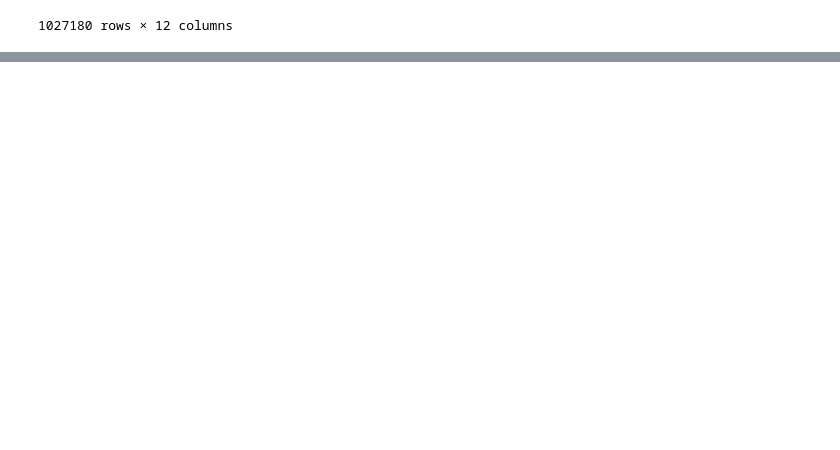
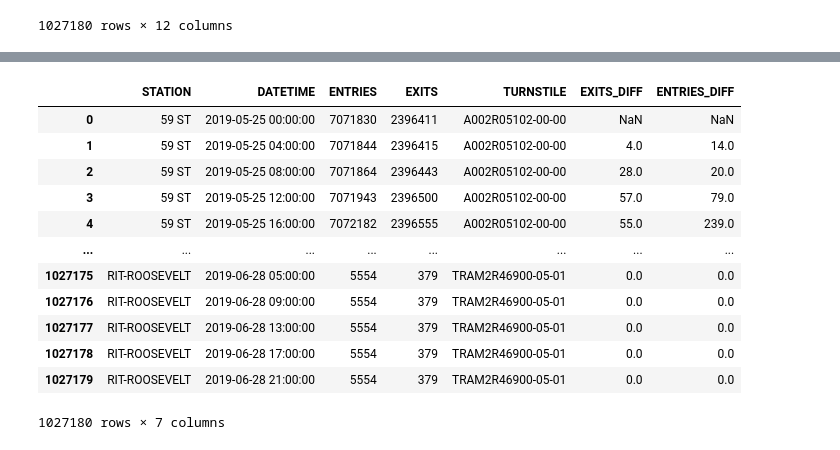
Before and after one commit to berkurkmez/WTWY-event, a Jupyter notebook: eda-analysis.ipynb, the cells around one changed output, grey strips where cells are left out. Drawn from its saved outputs; the diff is of its cells as text; code cells hidden in the pictures; blank space fills up the shorter version.

```diff
--- a/eda-analysis.ipynb
+++ b/eda-analysis.ipynb
@@ -184,0 +180,2 @@ df2022
+# %%
+df2019['TURNSTILE'] = df2019['C/A'] + df2019['UNIT'] + df2019['SCP']
@@ -184,0 +184,3 @@ df2022
+# %%
+df2019.drop(columns=['C/A', 'UNIT', 'SCP'], inplace=True)
+df2022.drop(columns=['C/A', 'UNIT', 'SCP'], inplace=True)
@@ -210,0 +264,24 @@ Name: DESC, dtype: int64
+# %%
+exits_diff2019 = df2019['EXITS'].diff()
+entries_diff2019 = df2019['ENTRIES'].diff()
+exits_diff2019 = pd.DataFrame(exits_diff2019)
+entries_diff2019 = pd.DataFrame(entries_diff2019)
+# %%
+df2019['EXITS_DIFF'] = exits_diff2019
+df2019['ENTRIES_DIFF'] = entries_diff2019
+# %%
+df2019
+# %% [output]
+|  | STATION | DATETIME | ENTRIES | EXITS | TURNSTILE | EXITS_DIFF | ENTRIES_DIFF |
+| 0 | 59 ST | 2019-05-25 00:00:00 | 7071830 | 2396411 | A002R05102-00-00 | NaN | NaN |
+| 1 | 59 ST | 2019-05-25 04:00:00 | 7071844 | 2396415 | A002R05102-00-00 | 4.0 | 14.0 |
+| 2 | 59 ST | 2019-05-25 08:00:00 | 7071864 | 2396443 | A002R05102-00-00 | 28.0 | 20.0 |
+| 3 | 59 ST | 2019-05-25 12:00:00 | 7071943 | 2396500 | A002R05102-00-00 | 57.0 | 79.0 |
+| 4 | 59 ST | 2019-05-25 16:00:00 | 7072182 | 2396555 | A002R05102-00-00 | 55.0 | 239.0 |
+| ... | ... | ... | ... | ... | ... | ... | ... |
+| 1027175 | RIT-ROOSEVELT | 2019-06-28 05:00:00 | 5554 | 379 | TRAM2R46900-05-01 | 0.0 | 0.0 |
+| 1027176 | RIT-ROOSEVELT | 2019-06-28 09:00:00 | 5554 | 379 | TRAM2R46900-05-01 | 0.0 | 0.0 |
+| 1027177 | RIT-ROOSEVELT | 2019-06-28 13:00:00 | 5554 | 379 | TRAM2R46900-05-01 | 0.0 | 0.0 |
+| 1027178 | RIT-ROOSEVELT | 2019-06-28 17:00:00 | 5554 | 379 | TRAM2R46900-05-01 | 0.0 | 0.0 |
+| 1027179 | RIT-ROOSEVELT | 2019-06-28 21:00:00 | 5554 | 379 | TRAM2R46900-05-01 | 0.0 | 0.0 |
+1027180 rows × 7 columns
```
Also changed, not shown: parts of 52 cells of this notebook.
